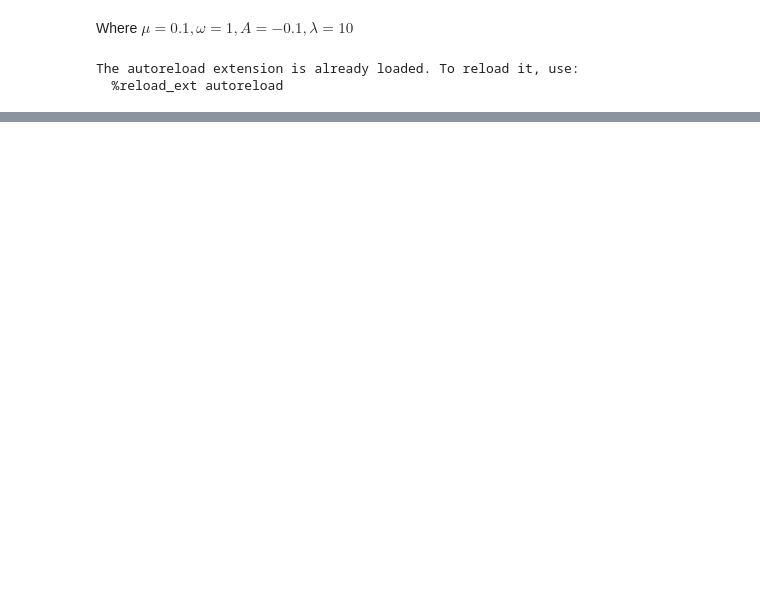
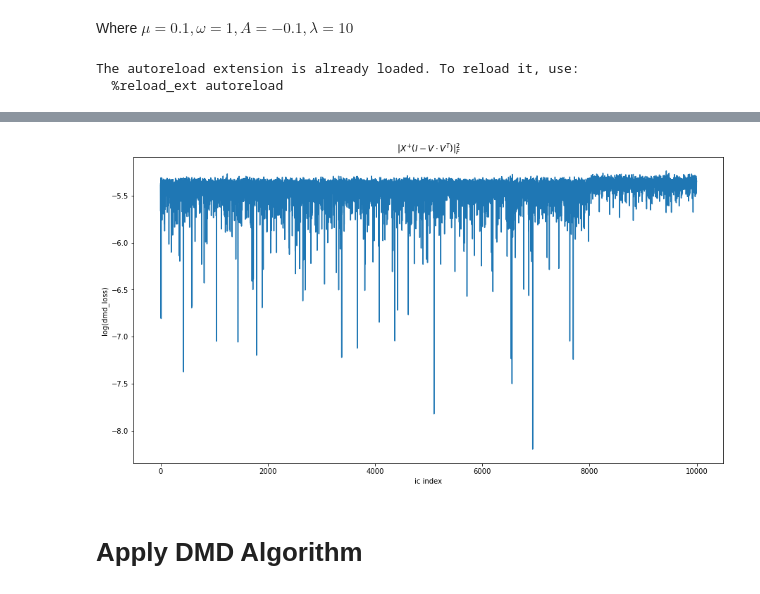
Before and after one commit to opaliss/dmd_autoencoder, a Jupyter notebook: dmd_autoencoder_ex_3.ipynb, the cells around one changed output, grey strips where cells are left out. Cells and saved outputs as stored; diff of their text form; code cells hidden in the pictures; blank space fills up the shorter version.

```diff
--- a/dmd_autoencoder_ex_3.ipynb
+++ b/dmd_autoencoder_ex_3.ipynb
@@ -89,0 +136,30 @@ plt.show()
+# %%
+def dmd_loss(x_data):
+    x_minus = x_data[:, :-1]
+    x_plus = x_data[:, 1:]
+
+    U, S, Vt = np.linalg.svd(x_minus, full_matrices=True)
+
+    I = np.identity(np.shape(Vt)[0])
+
+    VVt = np.matmul(np.transpose(Vt), Vt)
+
+    for_norm = np.linalg.norm(np.matmul(x_plus, (I - VVt)), ord='fro')
+
+    return for_norm
+# %%
+for_vec_x = np.zeros(np.shape(training_data.data_val)[0])
+# %%
+for ii in range(0, np.shape(training_data.data_val)[0]):
+    loss = dmd_loss(data[ii, :, :])
+    for_vec_x[ii] = loss
+# %%
+_ = plt.figure(figsize=(15,8))
+_ = plt.plot(np.log10(for_vec_x))
+_ = plt.ylabel("log(dmd_loss)")
+_ = plt.xlabel("ic index")
+_ = plt.title("$\| {X}^{+}( I - V \cdot V^{T})\| _{F}^{2}$")
+# %% [output]
+[figure, added]
+# %% [markdown]
+# Apply DMD Algorithm
```
Also changed, not shown: parts of 17 cells of this notebook, 2 other files.
